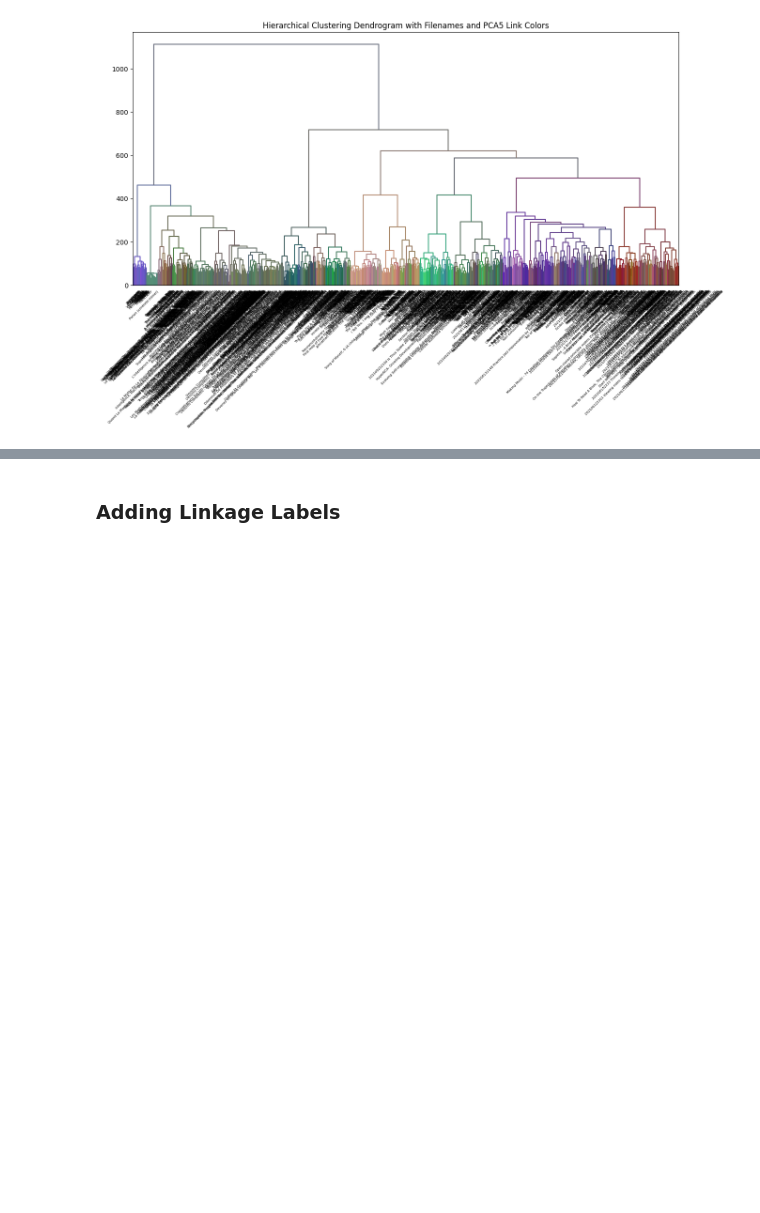
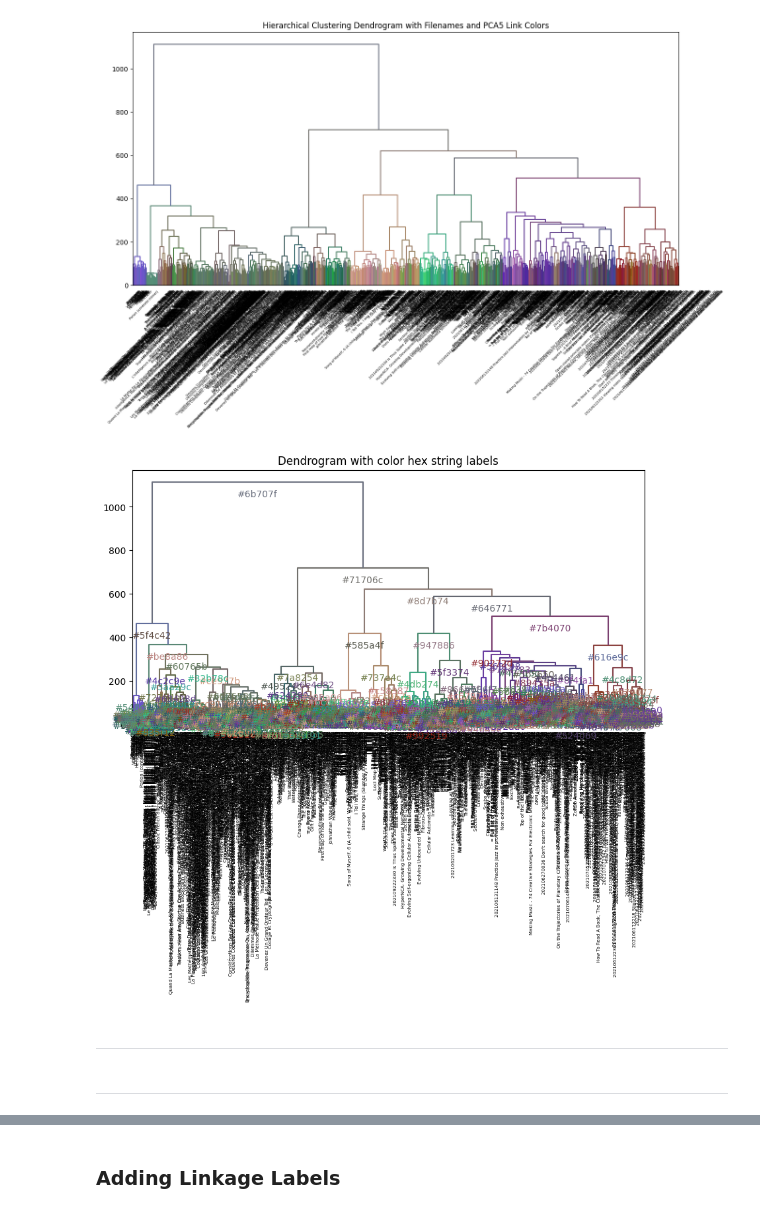
Before and after one commit to loci-maps/fractal-embeddings, a Jupyter notebook: demo.ipynb, the cells around one changed output, grey strips where cells are left out. Saved outputs shown, nothing was run; the diff lists cells and outputs as text; code cells hidden in the pictures; blank space fills up the shorter version.

Commit message:
Labeled dendrogram

```diff
--- a/demo.ipynb
+++ b/demo.ipynb
@@ -222,0 +251,16 @@ colors = [mcolors.to_hex(color) for color in colors]
+# %%
+num_leaves = len(filenames)
+
+# Creates a 2d array matching the linkage matrix but is leafid, leafid, 0, 1
+leaves = [[leaf, leaf, 0, 1] for leaf in range(len(filenames))]
+
+# Creates a dataframes with the leaves, with the index as leafid
+linked_df = pd.DataFrame(leaves, columns=['id1', 'id2', 'distance', 'size'], index=range(num_leaves))
+
+# Adds the linkage matrix to the dataframe (using concat), indexing it properly from num_samples to num_samples + num_links
+linked_df = pd.concat([linked_df, pd.DataFrame(linked, columns=['id1', 'id2', 'distance', 'size'], index=range(num_leaves, num_leaves + len(linked)))])
+
+# Adds the colors to the dataframe
+linked_df['color'] = link_leaf_colors
+
+linked_df
@@ -228,3 +286,31 @@ plt.title('Hierarchical Clustering Dendrogram with Filenames and PCA5 Link Color
 plt.show()
 # %% [output]
 [figure]
+# %%
+# Extract linkage matrix from linked_df, starting from num_leaves (the first index of the linkage matrix that is not a leaf)
+linkage_matrix = linked_df[['id1', 'id2', 'distance', 'size']].values[num_leaves:, :]
+
+# Extract color hex strings from linked_df
+link_colors = linked_df['color'].values[num_leaves:]
+
+
+# Generate the dendrogram with the color hex string labels
+plt.figure(figsize=(10, 5))
+plt.title("Dendrogram with color hex string labels")
+
+ddata = dendrogram(linkage_matrix, labels=filenames, link_color_func=lambda link_id: link_leaf_colors[link_id])
+
+for icoord, dcoord, label, i in zip(ddata['icoord'], ddata['dcoord'], link_colors, range(len(link_colors))):
+    x = 0.5 * sum(icoord[1:3]) # midpoint of the horizontal line
+    y = dcoord[1] # vertical coordinate of the label
+    plt.annotate(label, (x, y), xytext=(0, -8),
+                    textcoords='offset points',
+                    va='top', ha='center', color=link_colors[i])
+
+plt.show()
+# %% [output]
+[figure, added]
+# %% [markdown]
+---
+# %% [markdown]
+---
```
Also changed, not shown: parts of 32 cells of this notebook, 3 other files.
